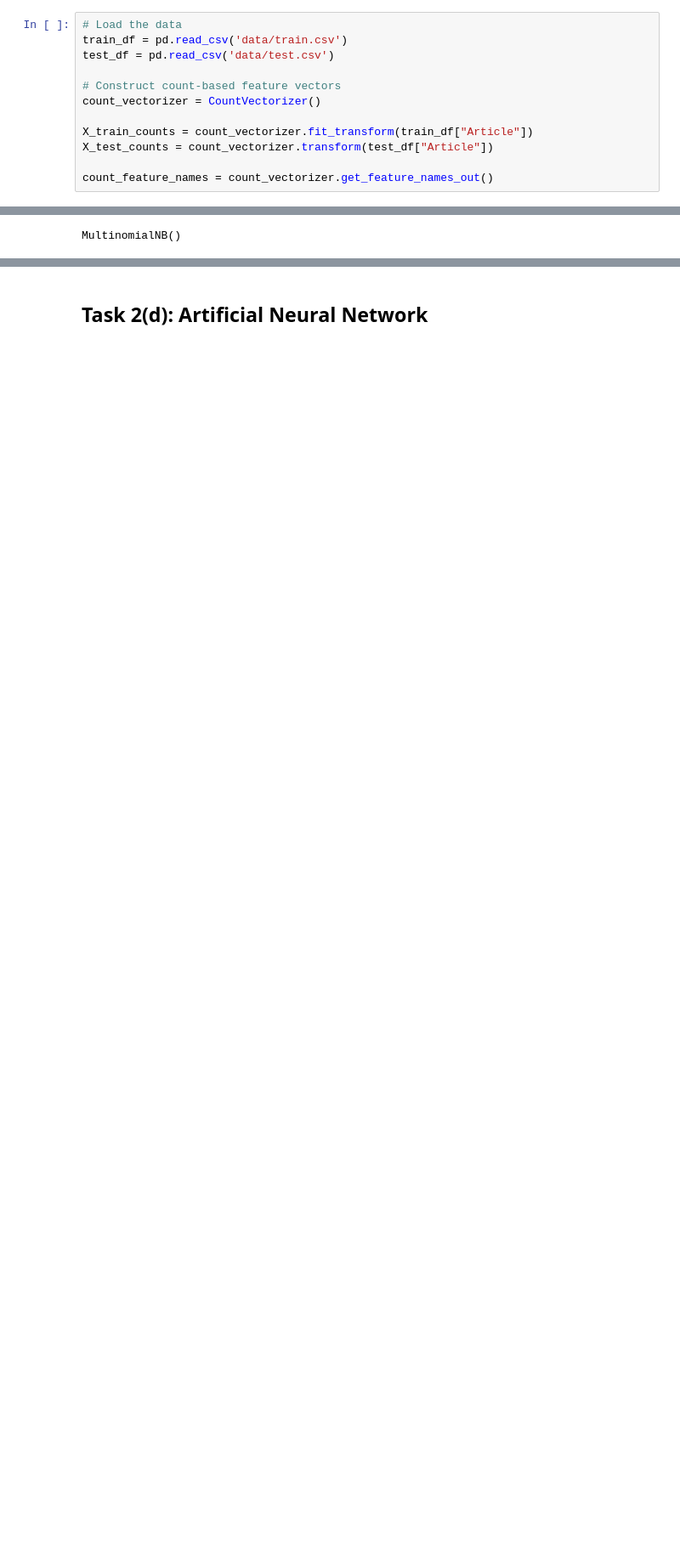
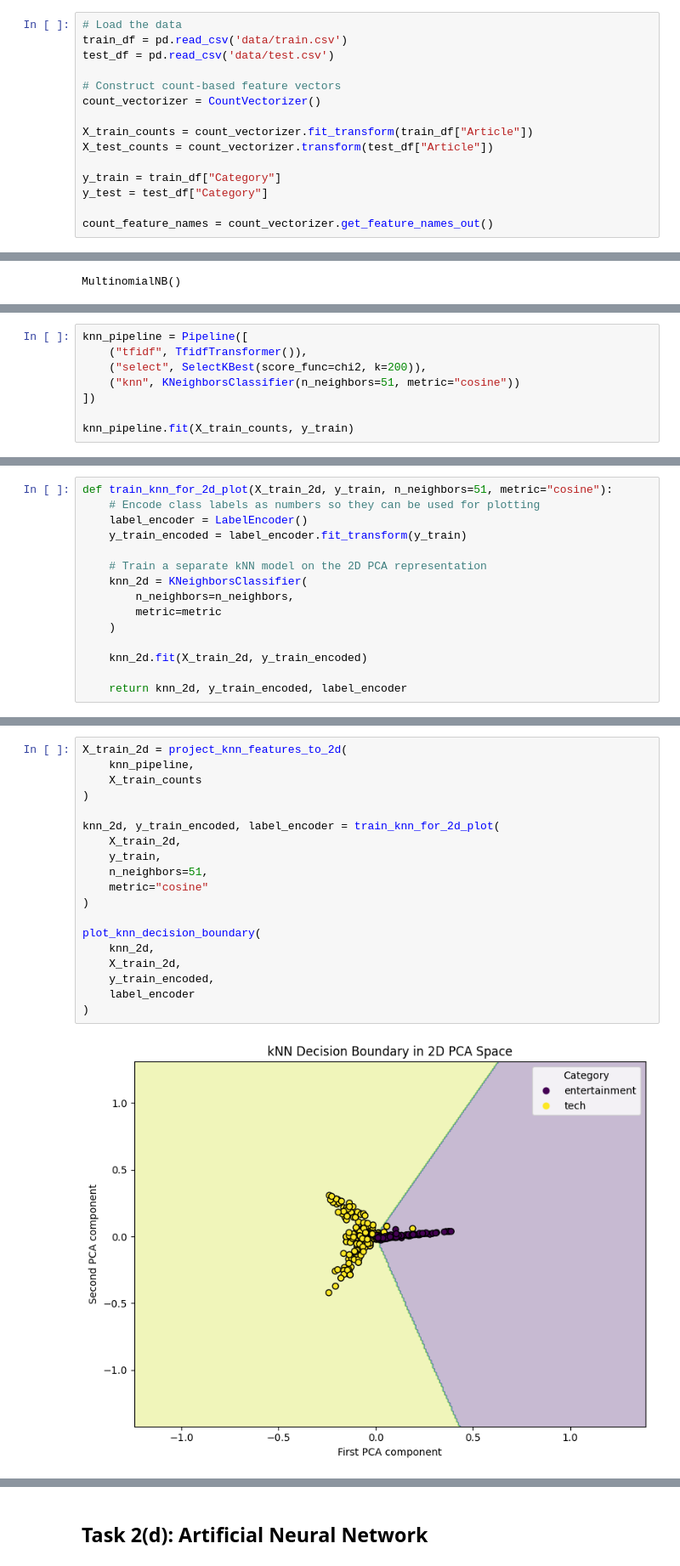
Before and after one commit to WilliamTayNZ/cs361-assignment-3, a Jupyter notebook: A3_Group_27.ipynb, the cells around one changed output, grey strips where cells are left out. Shown at 85% size. Saved outputs shown, nothing was run; the diff lists cells and outputs as text; blank space fills up the shorter version.

```diff
--- a/A3_Group_27.ipynb
+++ b/A3_Group_27.ipynb
@@ -58,6 +65,9 @@ count_vectorizer = CountVectorizer()
 X_train_counts = count_vectorizer.fit_transform(train_df["Article"])
 X_test_counts = count_vectorizer.transform(test_df["Article"])
 
+y_train = train_df["Category"]
+y_test = test_df["Category"]
+
 count_feature_names = count_vectorizer.get_feature_names_out()
 # %%
 feature_summary_df = pd.DataFrame({
@@ -305,0 +327,8 @@ Words with a higher value of `P(word|tech) / P(word|entertainment)` are especial
+# %%
+knn_pipeline = Pipeline([
+    ("tfidf", TfidfTransformer()),
+    ("select", SelectKBest(score_func=chi2, k=200)),
+    ("knn", KNeighborsClassifier(n_neighbors=51, metric="cosine"))
+])
+
+knn_pipeline.fit(X_train_counts, y_train)
@@ -305,0 +375,15 @@ Words with a higher value of `P(word|tech) / P(word|entertainment)` are especial
+# %%
+def train_knn_for_2d_plot(X_train_2d, y_train, n_neighbors=51, metric="cosine"):
+    # Encode class labels as numbers so they can be used for plotting
+    label_encoder = LabelEncoder()
+    y_train_encoded = label_encoder.fit_transform(y_train)
+
+    # Train a separate kNN model on the 2D PCA representation
+    knn_2d = KNeighborsClassifier(
+        n_neighbors=n_neighbors,
+        metric=metric
+    )
+
+    knn_2d.fit(X_train_2d, y_train_encoded)
+
+    return knn_2d, y_train_encoded, label_encoder
@@ -305,0 +435,21 @@ Words with a higher value of `P(word|tech) / P(word|entertainment)` are especial
+# %%
+X_train_2d = project_knn_features_to_2d(
+    knn_pipeline,
+    X_train_counts
+)
+
+knn_2d, y_train_encoded, label_encoder = train_knn_for_2d_plot(
+    X_train_2d,
+    y_train,
+    n_neighbors=51,
+    metric="cosine"
+)
+
+plot_knn_decision_boundary(
+    knn_2d,
+    X_train_2d,
+    y_train_encoded,
+    label_encoder
+)
+# %% [output]
+[figure, added]
```
Also changed, not shown: parts of 27 cells of this notebook.
